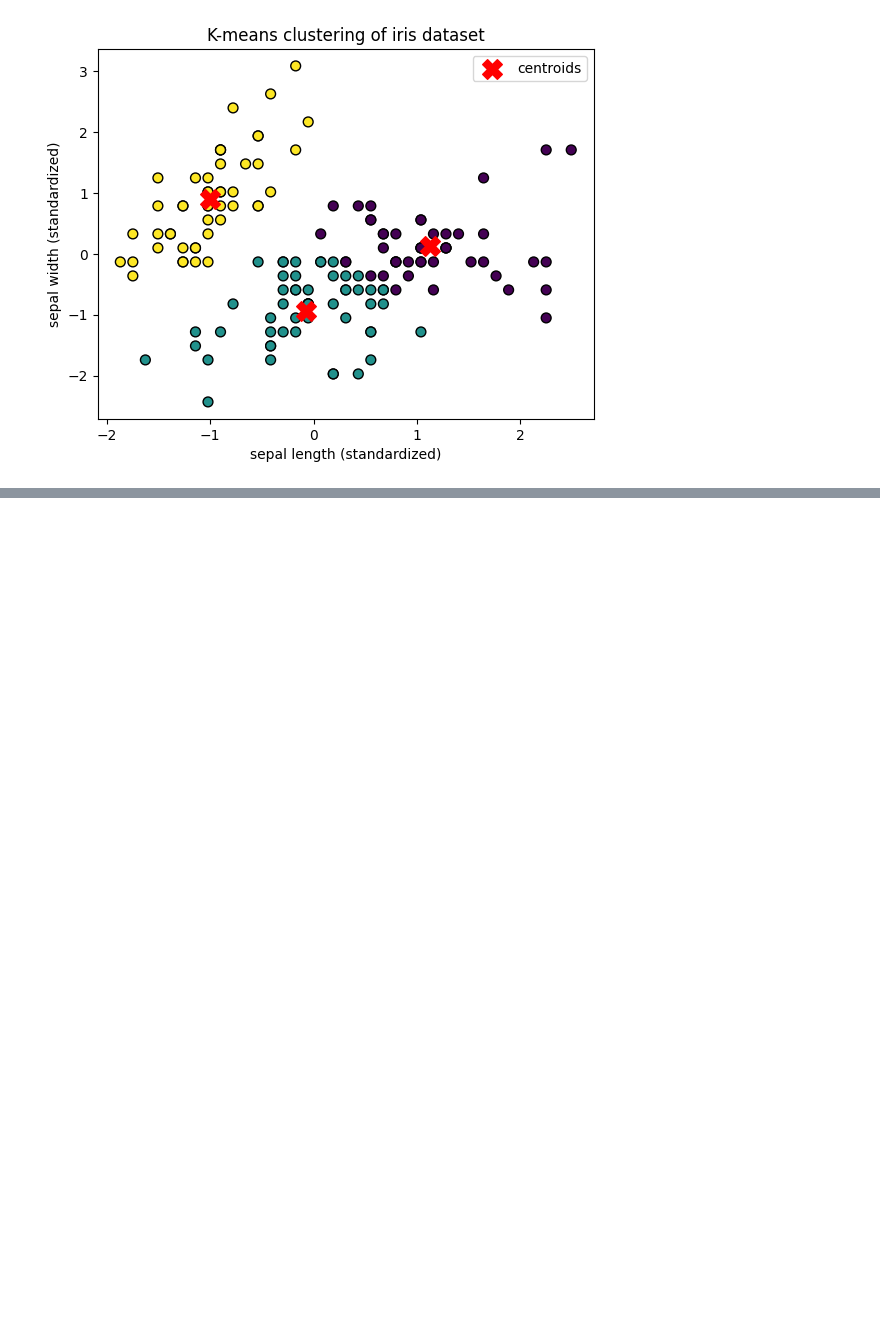
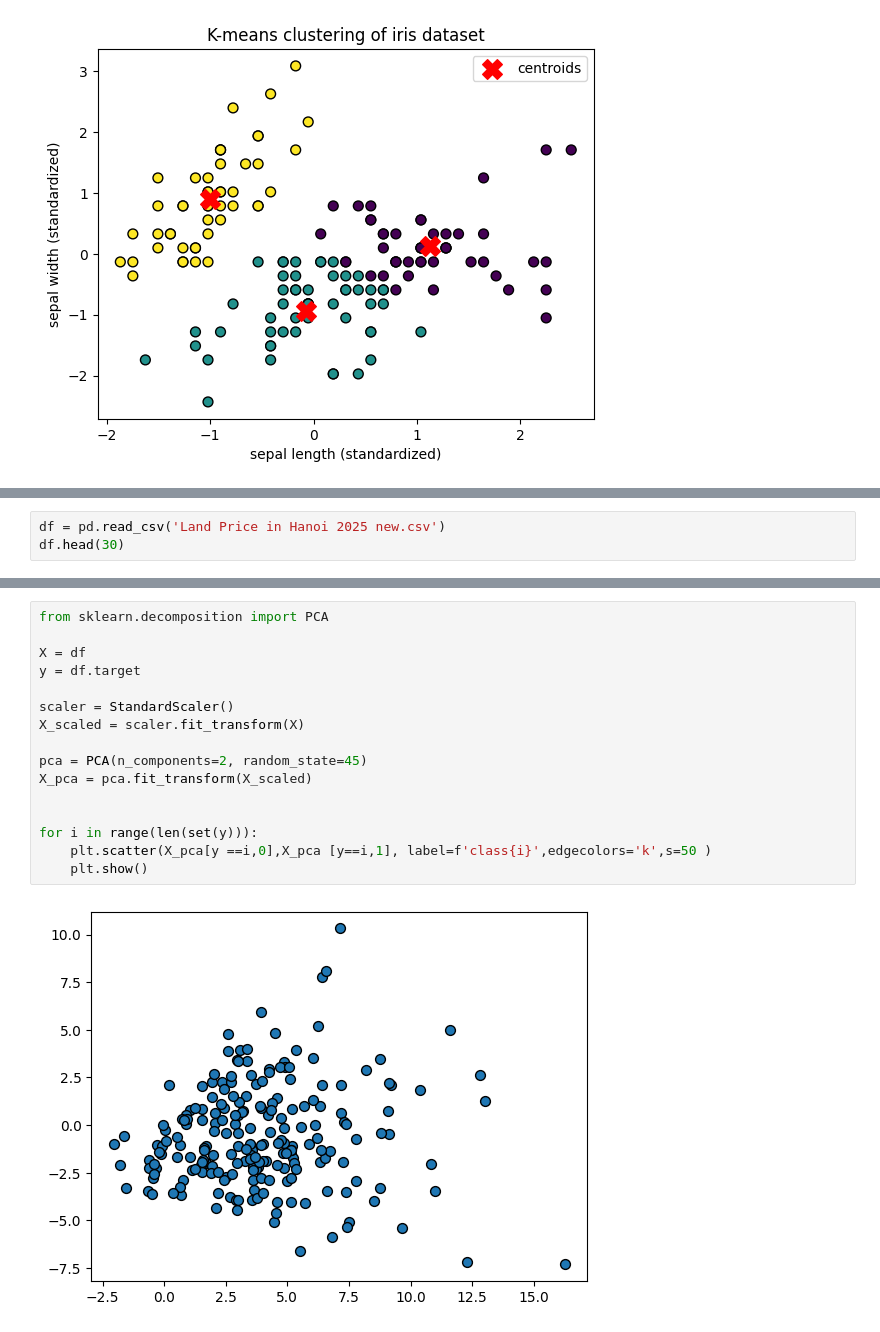
Before and after one commit to Sidharth-in-git/Machine-Learning, a Jupyter notebook: ML.ipynb, the cells around one changed output, grey strips where cells are left out. Drawn from its saved outputs; the diff is of its cells as text; blank space fills up the shorter version.

```diff
--- a/.ipynb
+++ b/ML.ipynb
@@ -275,0 +341,3 @@ plt.show()
+# %%
+df = pd.read_csv('Land Price in Hanoi 2025 new.csv')
+df.head(30)
@@ -275,0 +362,18 @@ plt.show()
+# %%
+from sklearn.decomposition import PCA
+
+X = df
+y = df.target
+
+scaler = StandardScaler()
+X_scaled = scaler.fit_transform(X)
+
+pca = PCA(n_components=2, random_state=45)
+X_pca = pca.fit_transform(X_scaled)
+
+
+for i in range(len(set(y))):
+    plt.scatter(X_pca[y ==i,0],X_pca [y==i,1], label=f'class{i}',edgecolors='k',s=50 )
+    plt.show()
+# %% [output]
+[figure, added]
```
Also changed, not shown: parts of 9 cells of this notebook, 3 other files.
